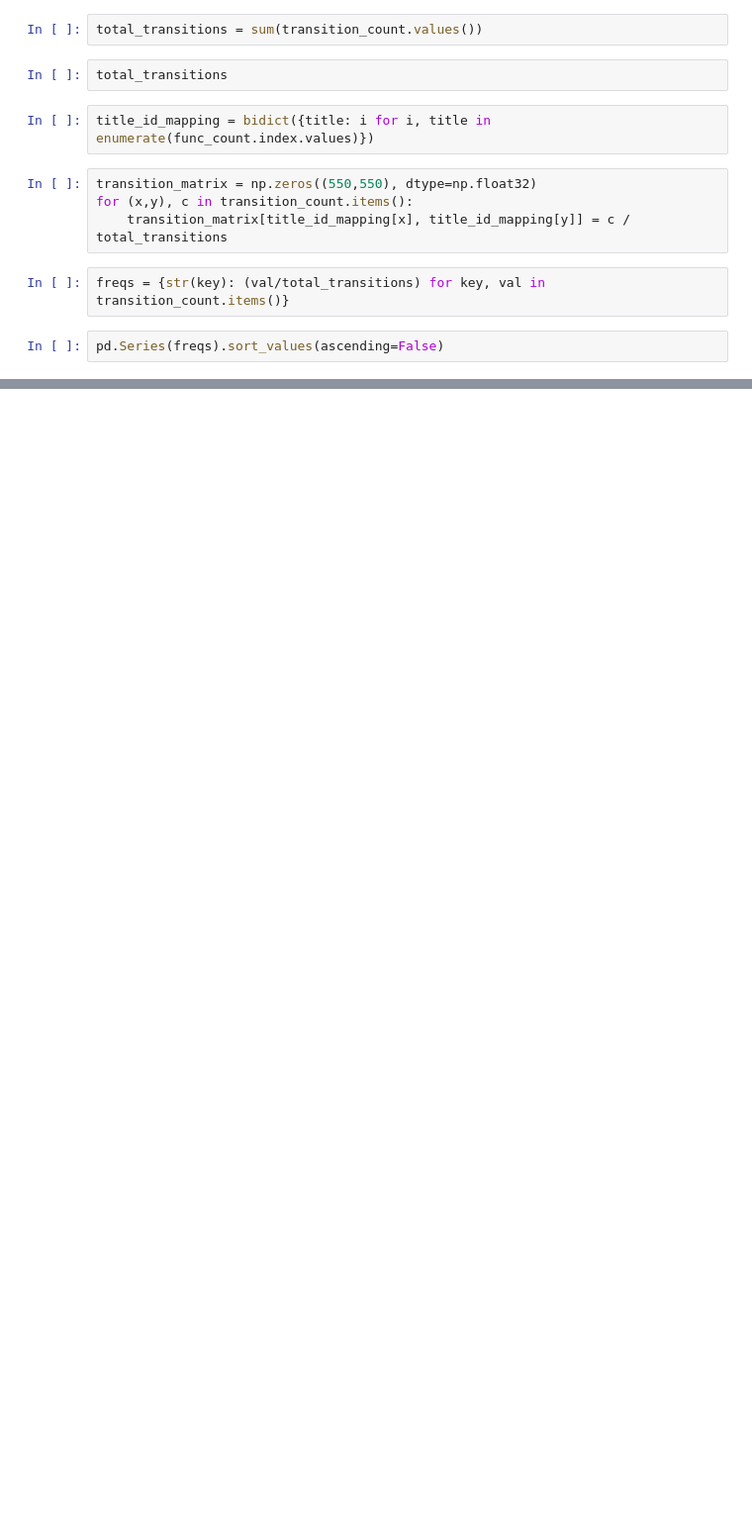
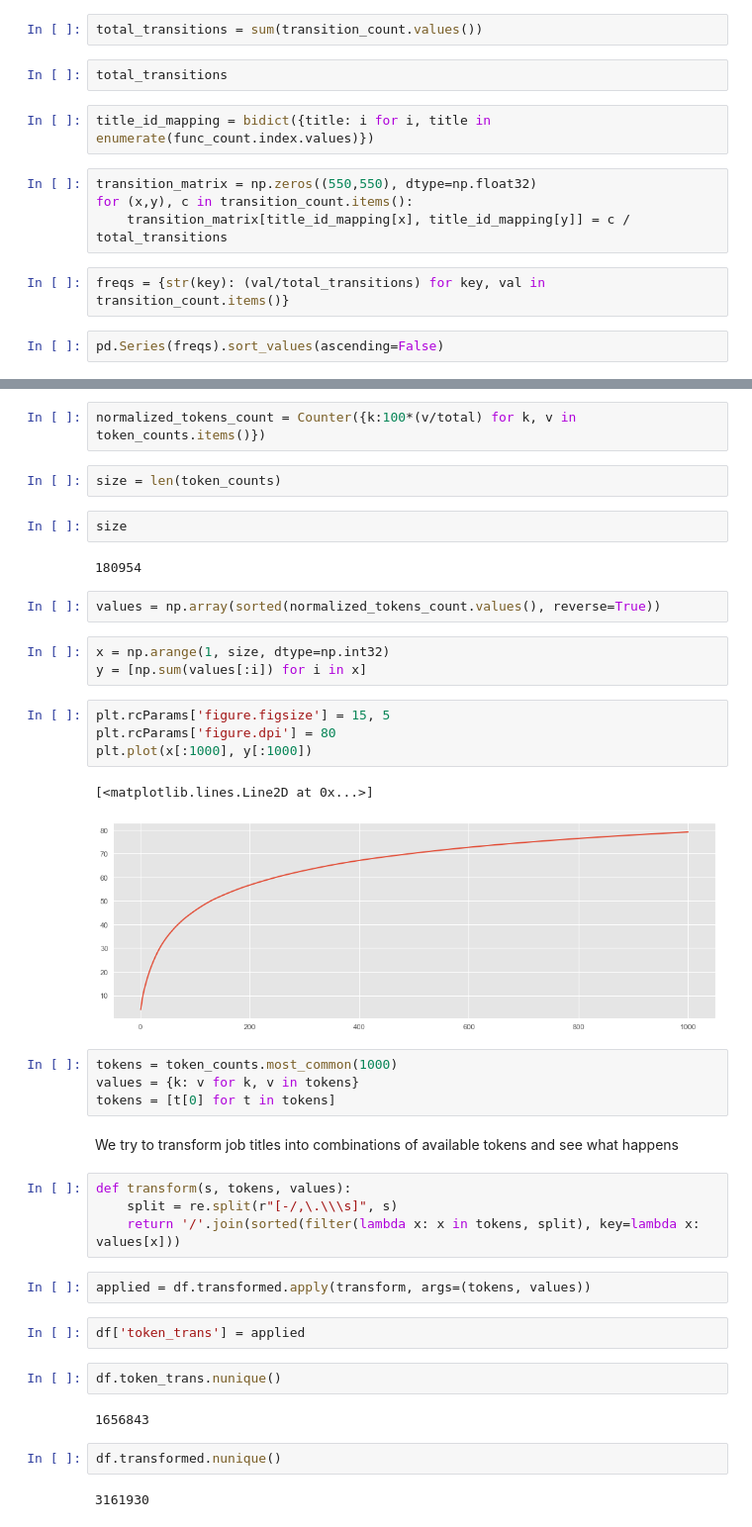
Before and after one commit to zaksoliman/career_prediction, a Jupyter notebook: notebooks/Workbench.ipynb, the cells around one changed output, grey strips where cells are left out. Shown at 99% size. Saved outputs shown, nothing was run; the diff lists cells and outputs as text; blank space fills up the shorter version.

```diff
--- a/notebooks/Workbench.ipynb
+++ b/notebooks/Workbench.ipynb
@@ -64,0 +107,42 @@ pd.Series(freqs).sort_values(ascending=False)
+# %%
+normalized_tokens_count = Counter({k:100*(v/total) for k, v in token_counts.items()})
+# %%
+size = len(token_counts)
+# %%
+size
+# %% [output]
+180954
+# %%
+values = np.array(sorted(normalized_tokens_count.values(), reverse=True))
+# %%
+x = np.arange(1, size, dtype=np.int32)
+y = [np.sum(values[:i]) for i in x]
+# %%
+plt.rcParams['figure.figsize'] = 15, 5
+plt.rcParams['figure.dpi'] = 80
+plt.plot(x[:1000], y[:1000])
+# %% [output]
+[<matplotlib.lines.Line2D at 0x...>]
+[figure, added]
+# %%
+tokens = token_counts.most_common(1000)
+values = {k: v for k, v in tokens}
+tokens = [t[0] for t in tokens]
+# %% [markdown]
+We try to transform job titles into combinations of available tokens and see what happens
+# %%
+def transform(s, tokens, values):
+    split = re.split(r"[-/,\.\\\s]", s)
+    return '/'.join(sorted(filter(lambda x: x in tokens, split), key=lambda x: values[x]))
+# %%
+applied = df.transformed.apply(transform, args=(tokens, values))
+# %%
+df['token_trans'] = applied
+# %%
+df.token_trans.nunique()
+# %% [output]
+1656843
+# %%
+df.transformed.nunique()
+# %% [output]
+3161930
```
Also changed, not shown: parts of 27 cells of this notebook, 4 other files.
